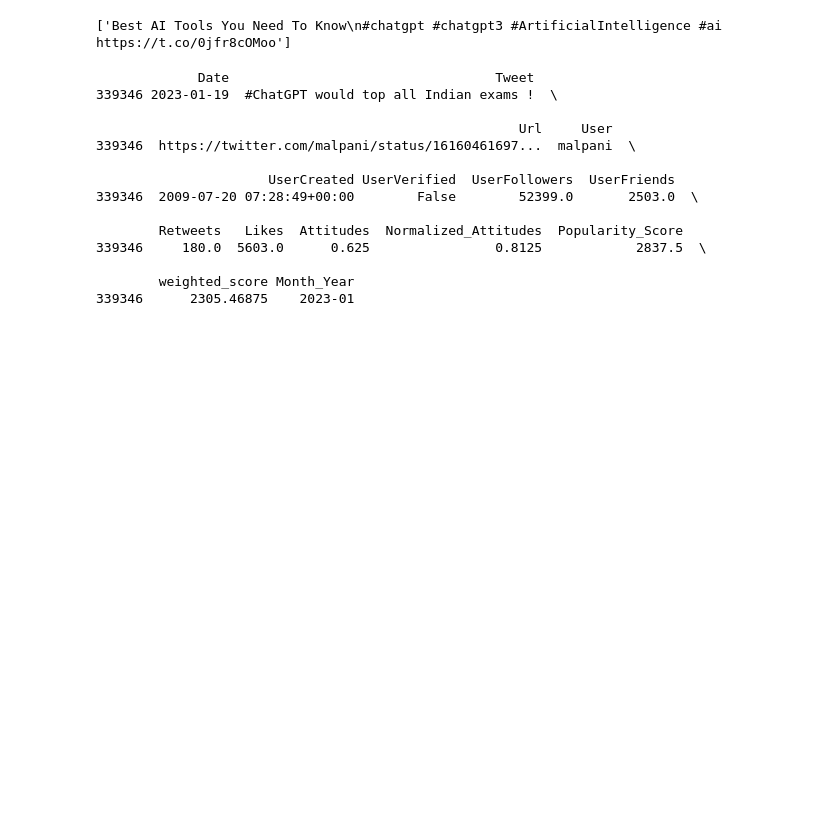
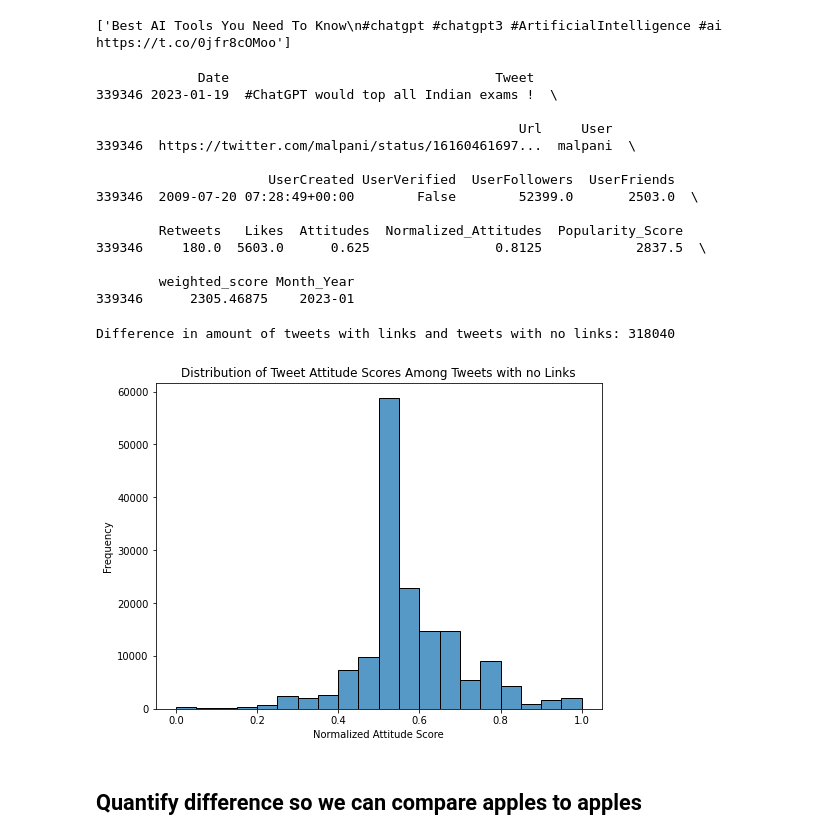
Before and after one commit to Jozue124/CMSC_320_Final_Tutorial, a Jupyter notebook: final_tutorial.ipynb, the cells around one changed output. Saved outputs shown, nothing was run; the diff lists cells and outputs as text; code cells hidden in the pictures; blank space fills up the shorter version.

Commit message:
added plot for tweets without links

```diff
--- a/final_tutorial.ipynb
+++ b/final_tutorial.ipynb
@@ -209,3 +211,18 @@ print(max_value_row)
 
         weighted_score Month_Year
 339346      2305.46875    2023-01
+# %%
+print("Difference in amount of tweets with links and tweets with no links: " + str(len(df)- len(df_f)))
+# %% [output]
+Difference in amount of tweets with links and tweets with no links: 318040
+# %%
+plt.figure(figsize=(8, 6))
+sns.histplot(df_f['Normalized_Attitudes'], bins=20)
+plt.xlabel('Normalized Attitude Score')
+plt.ylabel('Frequency')
+plt.title('Distribution of Tweet Attitude Scores Among Tweets with no Links')
+plt.show()
+# %% [output]
+[figure, added]
+# %% [markdown]
+## Quantify difference so we can compare apples to apples
```
Also changed, not shown: parts of 3 cells of this notebook.
